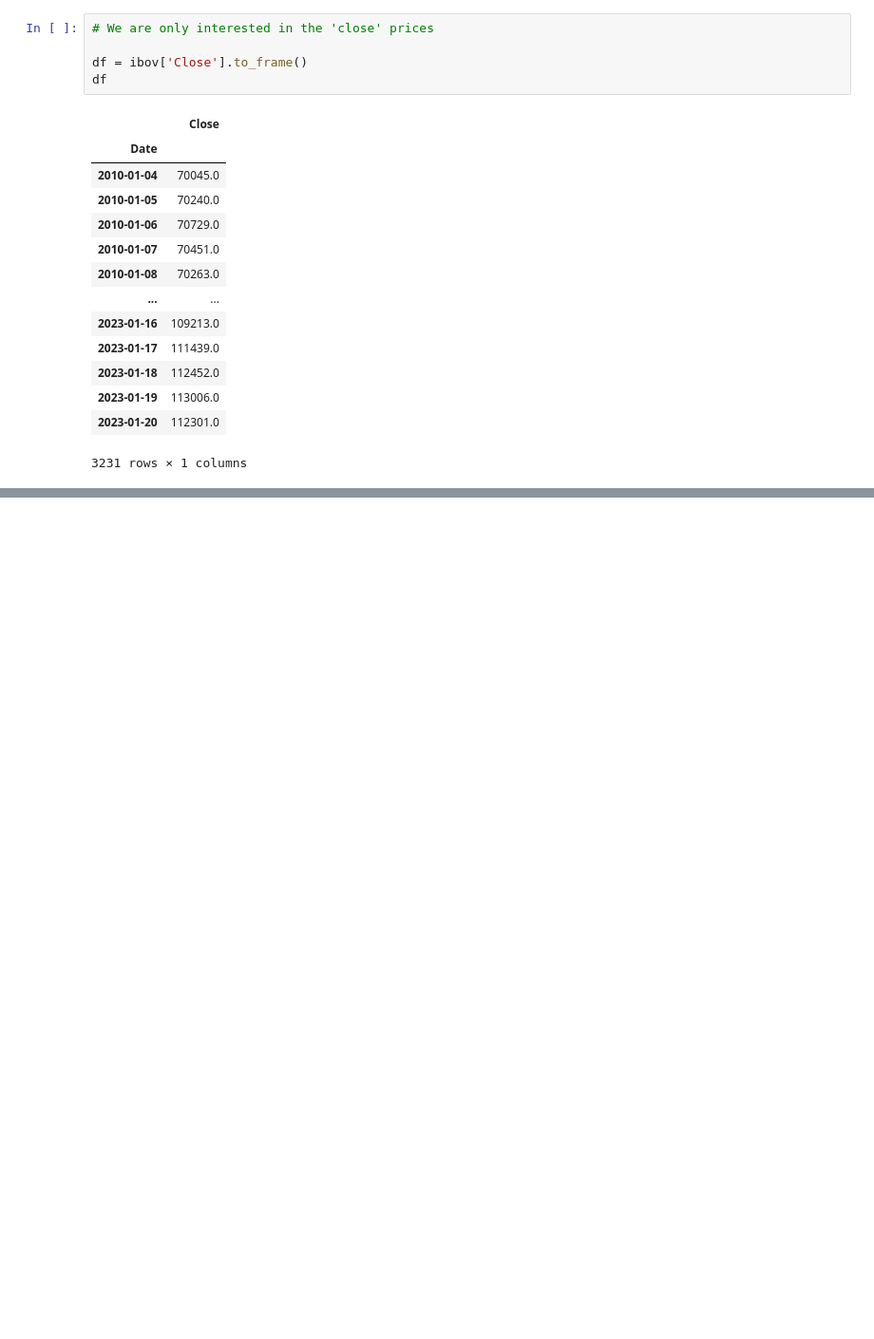
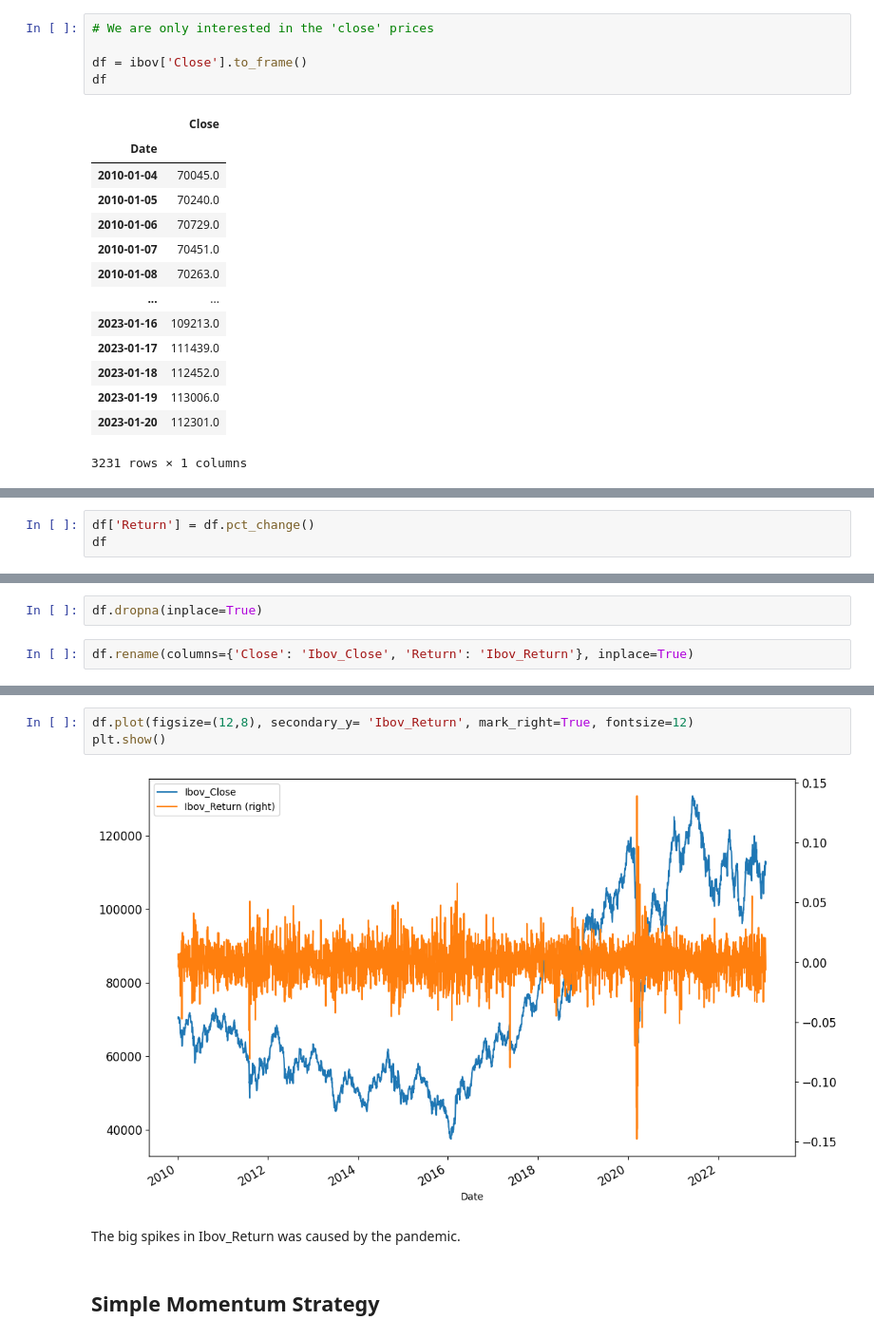
Before and after one commit to RochaErik/Project-Ibovespa-Analysis-Trading-Strategies, a Jupyter notebook: IbovespaAnalysis&Strategy.ipynb, the cells around one changed output, grey strips where cells are left out. Shown: that part at 95% size. Saved outputs shown, nothing was run; the diff lists cells and outputs as text; blank space fills up the shorter version.

Commit message:
Starting the simple contrarian strategy

```diff
--- a/IbovespaAnalysis&Strategy.ipynb
+++ b/IbovespaAnalysis&Strategy.ipynb
@@ -44,0 +66,3 @@ df
+# %%
+df['Return'] = df.pct_change()
+df
@@ -44,0 +90,4 @@ df
+# %%
+df.dropna(inplace=True)
+# %%
+df.rename(columns={'Close': 'Ibov_Close', 'Return': 'Ibov_Return'}, inplace=True)
@@ -44,0 +111,9 @@ df
+# %%
+df.plot(figsize=(12,8), secondary_y= 'Ibov_Return', mark_right=True, fontsize=12)
+plt.show()
+# %% [output]
+[figure, added]
+# %% [markdown]
+The big spikes in Ibov_Return was caused by the pandemic.
+# %% [markdown]
+## **Simple Momentum Strategy**
```
Also changed, not shown: parts of 25 cells of this notebook.
